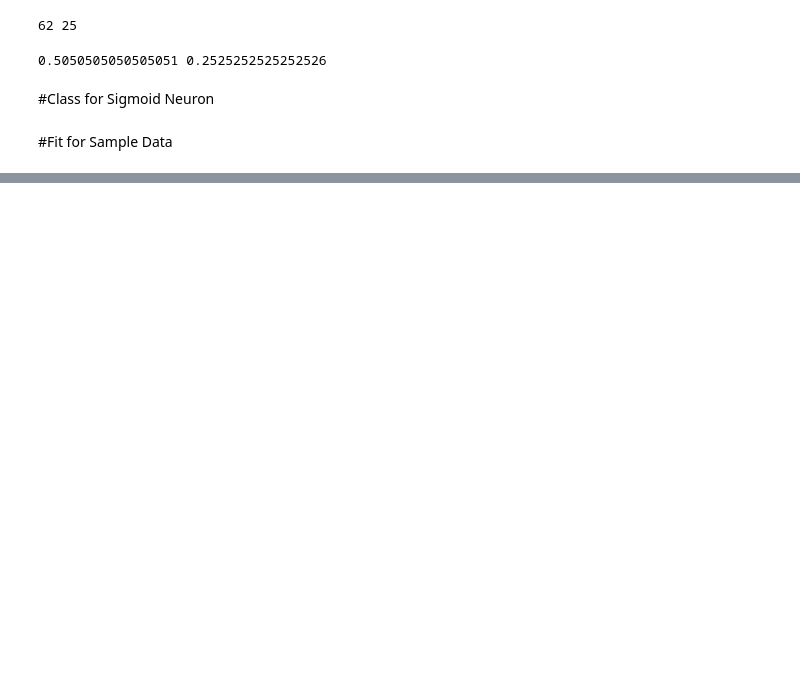
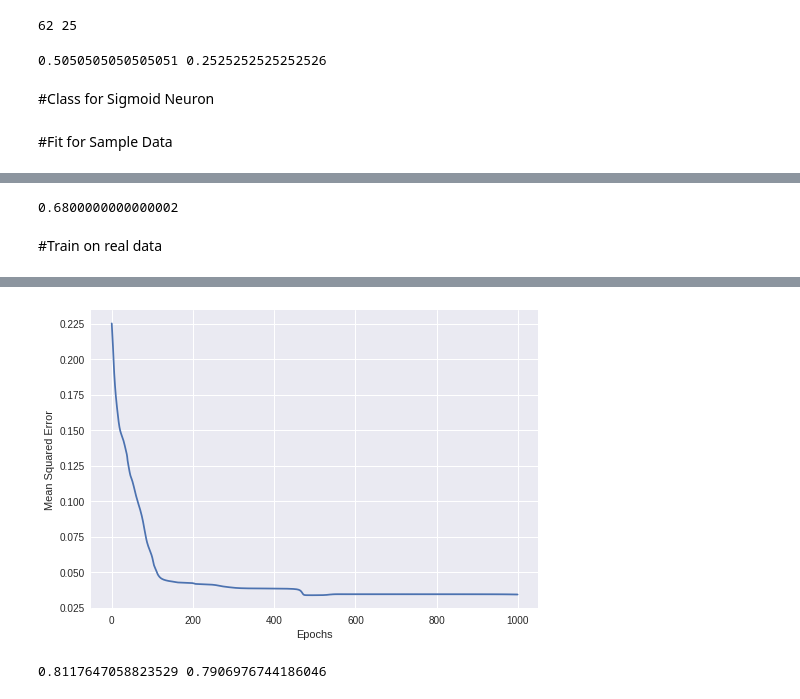
Before and after one commit to manushaurya/padhaibyonefourthlabs, a Jupyter notebook: 0403_SigmoidNeuron.ipynb, the cells around one changed output, grey strips where cells are left out. Saved outputs shown, nothing was run; the diff lists cells and outputs as text; code cells hidden in the pictures; blank space fills up the shorter version.

```diff
--- a/0403_SigmoidNeuron.ipynb
+++ b/0403_SigmoidNeuron.ipynb
@@ -185,0 +403,11 @@ for i in range(20):
+# %%
+X_Scaled_train = scaler.fit_transform(X_train)
+#fitting and transforming done simultaneously
+X_Scaled_test = scaler.transform(X_test)
+#P.S : No fitting done on test data.
+# %%
+minmax_scaler = MinMaxScaler()
+# %%
+Y_scaled_train = minmax_scaler.fit_transform(Y_train.reshape(-1, 1))
+#Labels will be transformed where Max will fall into 1 and Min in 0, and rest likewise
+#Reshape done coz it threw an error with 1D array while it expected 2D
@@ -185,0 +423,4 @@ for i in range(20):
+# %%
+scaled_threshold
+# %% [output]
+0.6800000000000002
@@ -185,0 +432,7 @@ for i in range(20):
+# %% [markdown]
+#Train on real data
+# %%
+sn = SigmoidNeuron()
+# %%
+sn.fit(X_Scaled_train,Y_scaled_train,epochs=1000,lr=0.03, display_loss=True)
+# %% [output]
@@ -185,0 +440 @@ for i in range(20):
+[figure, added]
@@ -185,0 +452,4 @@ for i in range(20):
+# %%
+print(accuracy_train, accuracy_test)
+# %% [output]
+0.8117647058823529 0.7906976744186046
```
Also changed, not shown: parts of 51 cells of this notebook.
